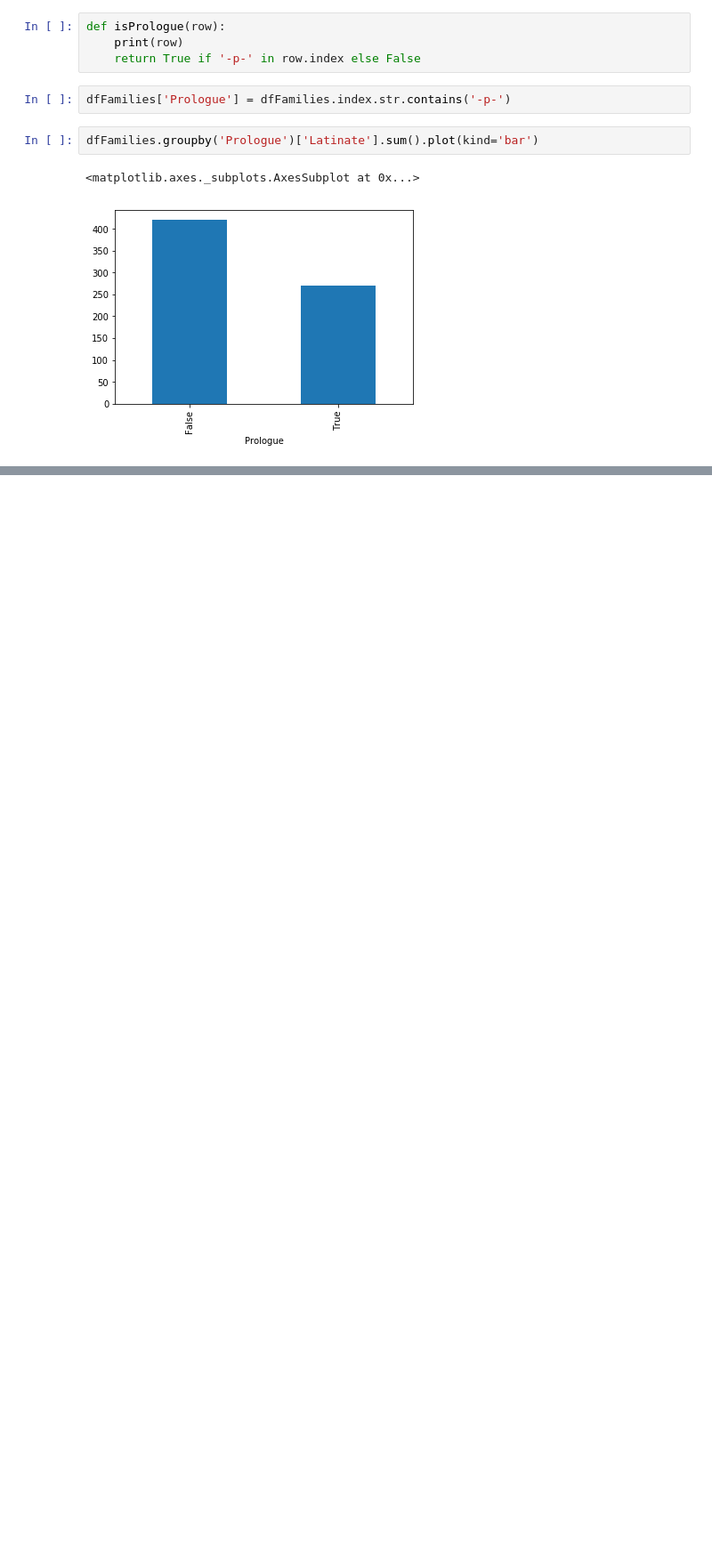
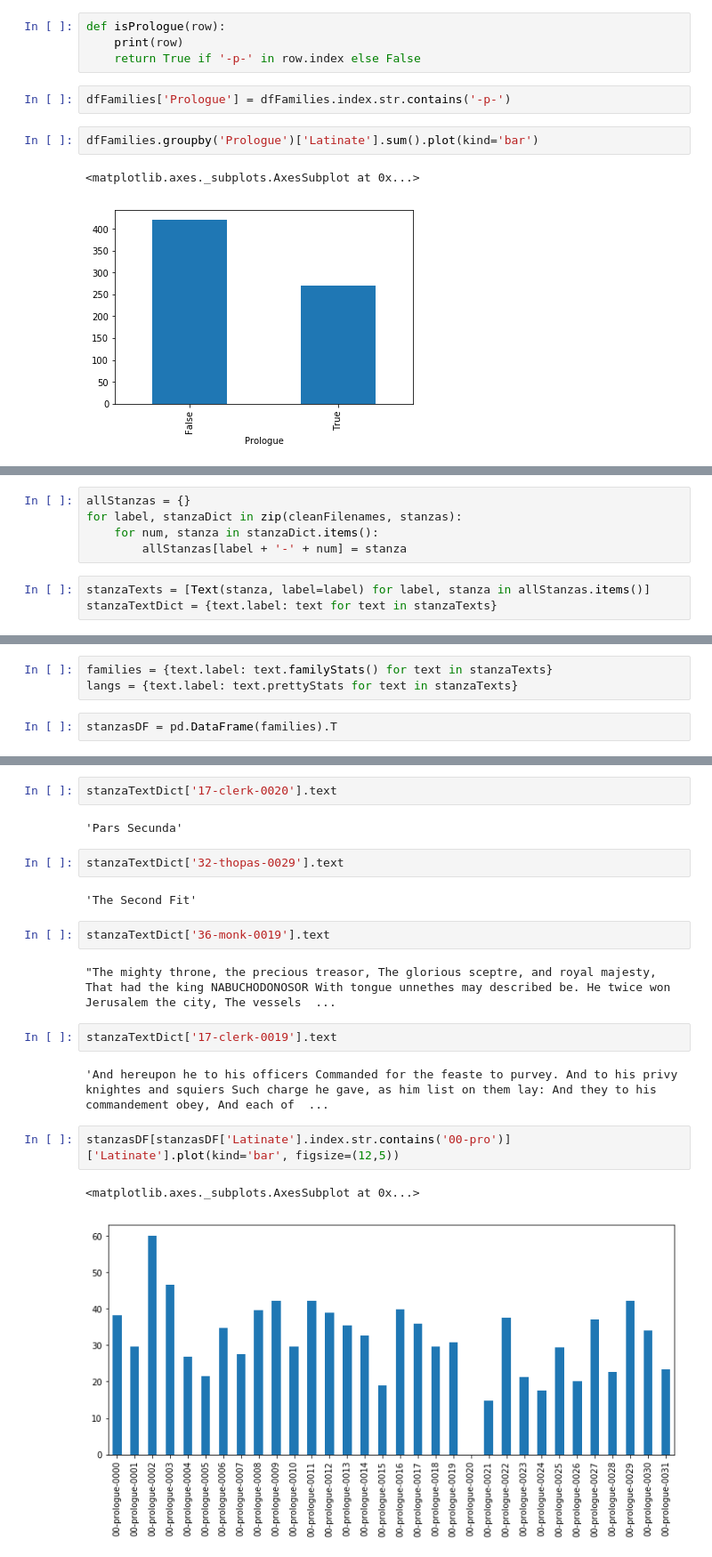
Before and after one commit to JonathanReeve/chaucer-macro-etym, a Jupyter notebook: canterbury-macro-etym.ipynb, the cells around one changed output, grey strips where cells are left out. Shown at 89% size. Cells and saved outputs as stored; diff of their text form; blank space fills up the shorter version.

```diff
--- a/canterbury-macro-etym.ipynb
+++ b/canterbury-macro-etym.ipynb
@@ -496,0 +535,8 @@ dfFamilies.groupby('Prologue')['Latinate'].sum().plot(kind='bar')
+# %%
+allStanzas = {}
+for label, stanzaDict in zip(cleanFilenames, stanzas):
+    for num, stanza in stanzaDict.items():
+        allStanzas[label + '-' + num] = stanza
+# %%
+stanzaTexts = [Text(stanza, label=label) for label, stanza in allStanzas.items()]
+stanzaTextDict = {text.label: text for text in stanzaTexts}
@@ -496,0 +547,5 @@ dfFamilies.groupby('Prologue')['Latinate'].sum().plot(kind='bar')
+# %%
+families = {text.label: text.familyStats() for text in stanzaTexts}
+langs = {text.label: text.prettyStats for text in stanzaTexts}
+# %%
+stanzasDF = pd.DataFrame(families).T
@@ -496,0 +588,21 @@ dfFamilies.groupby('Prologue')['Latinate'].sum().plot(kind='bar')
+# %%
+stanzaTextDict['17-clerk-0020'].text
+# %% [output]
+'Pars Secunda'
+# %%
+stanzaTextDict['32-thopas-0029'].text
+# %% [output]
+'The Second Fit'
+# %%
+stanzaTextDict['36-monk-0019'].text
+# %% [output]
+"The mighty throne, the precious treasor, The glorious sceptre, and royal majesty, That had the king NABUCHODONOSOR With tongue unnethes may described be. He twice won Jerusalem the city, The vessels  ...
+# %%
+stanzaTextDict['17-clerk-0019'].text
+# %% [output]
+'And hereupon he to his officers Commanded for the feaste to purvey. And to his privy knightes and squiers Such charge he gave, as him list on them lay: And they to his commandement obey, And each of  ...
+# %%
+stanzasDF[stanzasDF['Latinate'].index.str.contains('00-pro')]['Latinate'].plot(kind='bar', figsize=(12,5))
+# %% [output]
+<matplotlib.axes._subplots.AxesSubplot at 0x...>
+[figure, added]
```
Also changed, not shown: parts of 21 cells of this notebook.
